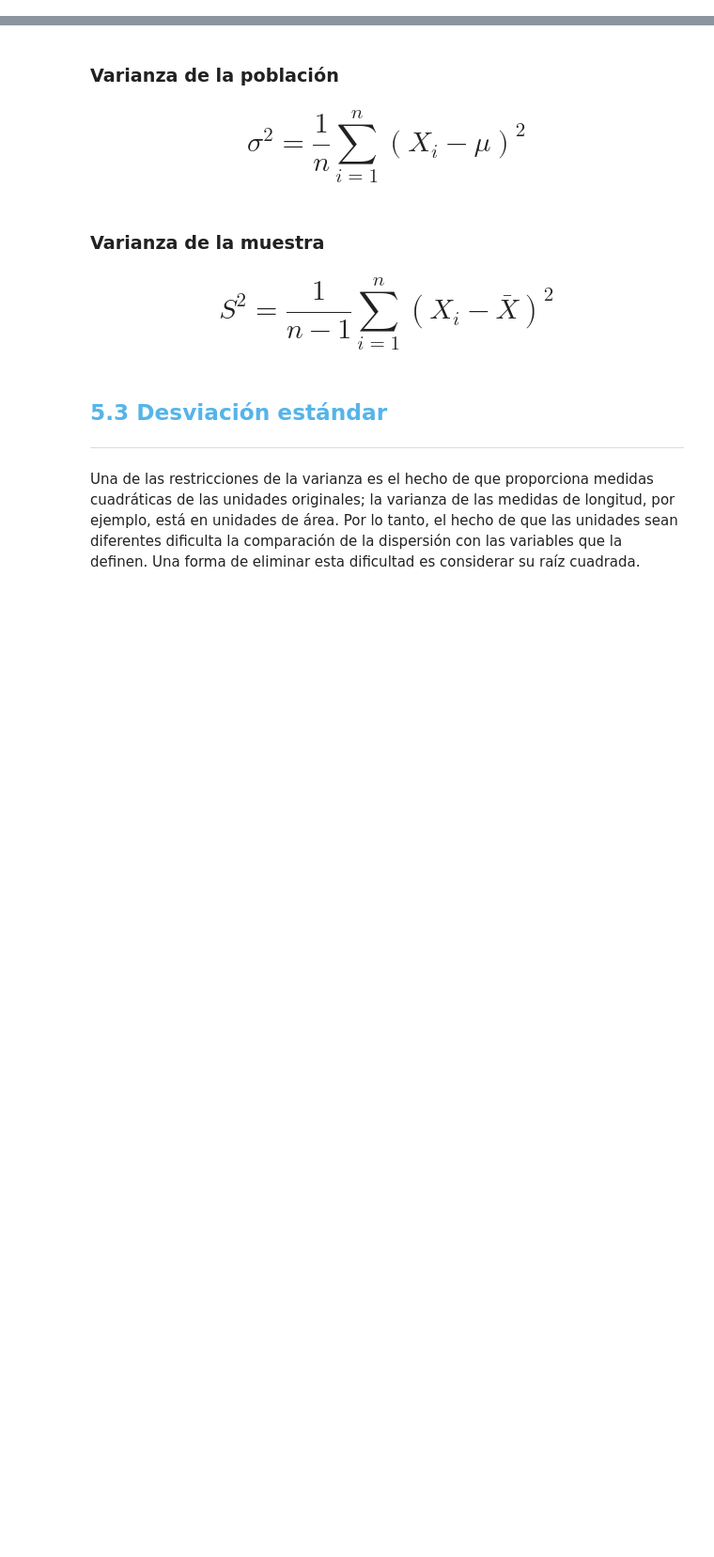
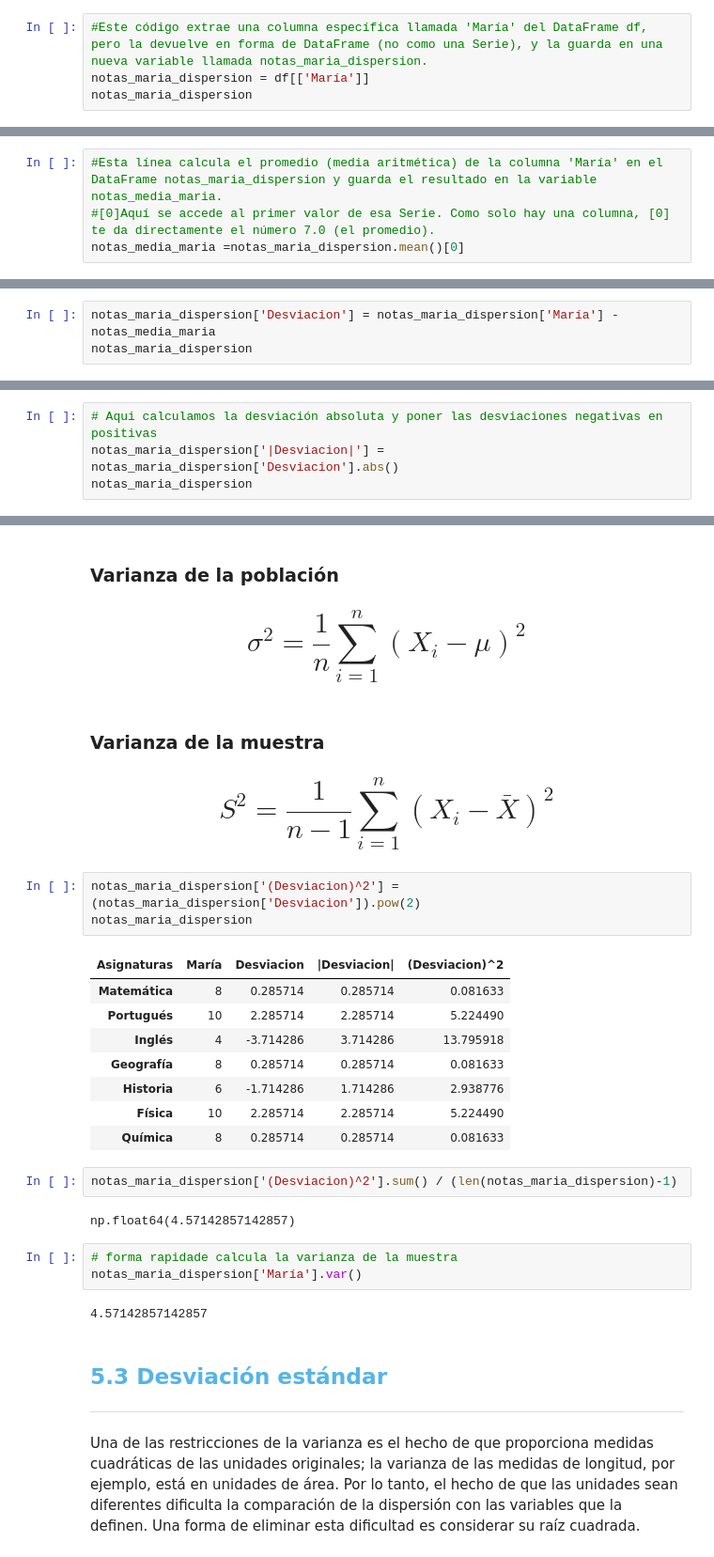
Before and after one commit to Starleen1996/Amigo_Secreto, a Jupyter notebook: Curso_de_Estadística_con_Python_1.ipynb, the cells around one changed output, grey strips where cells are left out. Shown at 94% size. Saved outputs shown, nothing was run; the diff lists cells and outputs as text; blank space fills up the shorter version.

```diff
--- a/Curso_de_Estadística_con_Python_1.ipynb
+++ b/Curso_de_Estadística_con_Python_1.ipynb
@@ -1241,0 +1253,4 @@ Aunque las medidas de tendencia central y de localización proporcionan un resum
+# %%
+#Este código extrae una columna específica llamada 'María' del DataFrame df, pero la devuelve en forma de DataFrame (no como una Serie), y la guarda en una nueva variable llamada notas_maria_dispersion.
+notas_maria_dispersion = df[['María']]
+notas_maria_dispersion
@@ -1241,0 +1266,4 @@ Aunque las medidas de tendencia central y de localización proporcionan un resum
+# %%
+#Esta línea calcula el promedio (media aritmética) de la columna 'María' en el DataFrame notas_maria_dispersion y guarda el resultado en la variable notas_media_maria.
+#[0]Aquí se accede al primer valor de esa Serie. Como solo hay una columna, [0] te da directamente el número 7.0 (el promedio).
+notas_media_maria =notas_maria_dispersion.mean()[0]
@@ -1241,0 +1274,3 @@ Aunque las medidas de tendencia central y de localización proporcionan un resum
+# %%
+notas_maria_dispersion['Desviacion'] = notas_maria_dispersion['María'] - notas_media_maria
+notas_maria_dispersion
@@ -1241,0 +1291,4 @@ Aunque las medidas de tendencia central y de localización proporcionan un resum
+# %%
+# Aqui calculamos la desviación absoluta y poner las desviaciones negativas en positivas
+notas_maria_dispersion['|Desviacion|'] = notas_maria_dispersion['Desviacion'].abs()
+notas_maria_dispersion
@@ -1254,6 +1329,27 @@ La varianza se construye a partir de las diferencias entre cada observación y l
 ### Varianza de la muestra
 
 # $$S^2 = \frac 1{n-1}\sum_{i=1}^{n}(X_i-\bar{X})^2$$
+# %%
+notas_maria_dispersion['(Desviacion)^2'] = (notas_maria_dispersion['Desviacion']).pow(2)
+notas_maria_dispersion
+# %% [output]
+| Asignaturas | María | Desviacion | |Desviacion| | (Desviacion)^2 |
+| Matemática | 8 | 0.285714 | 0.285714 | 0.081633 |
+| Portugués | 10 | 2.285714 | 2.285714 | 5.224490 |
+| Inglés | 4 | -3.714286 | 3.714286 | 13.795918 |
+| Geografía | 8 | 0.285714 | 0.285714 | 0.081633 |
+| Historia | 6 | -1.714286 | 1.714286 | 2.938776 |
+| Física | 10 | 2.285714 | 2.285714 | 5.224490 |
+| Química | 8 | 0.285714 | 0.285714 | 0.081633 |
+# %%
+notas_maria_dispersion['(Desviacion)^2'].sum() / (len(notas_maria_dispersion)-1)
+# %% [output]
+np.float64(4.57142857142857)
+# %%
+# forma rapidade calcula la varianza de la muestra
+notas_maria_dispersion['María'].var()
+# %% [output]
+4.57142857142857
 # %% [markdown]
 ## <font color=#56B4E9>5.3 Desviación estándar</font>
 ***
```
Also changed, not shown: parts of 21 cells of this notebook.
